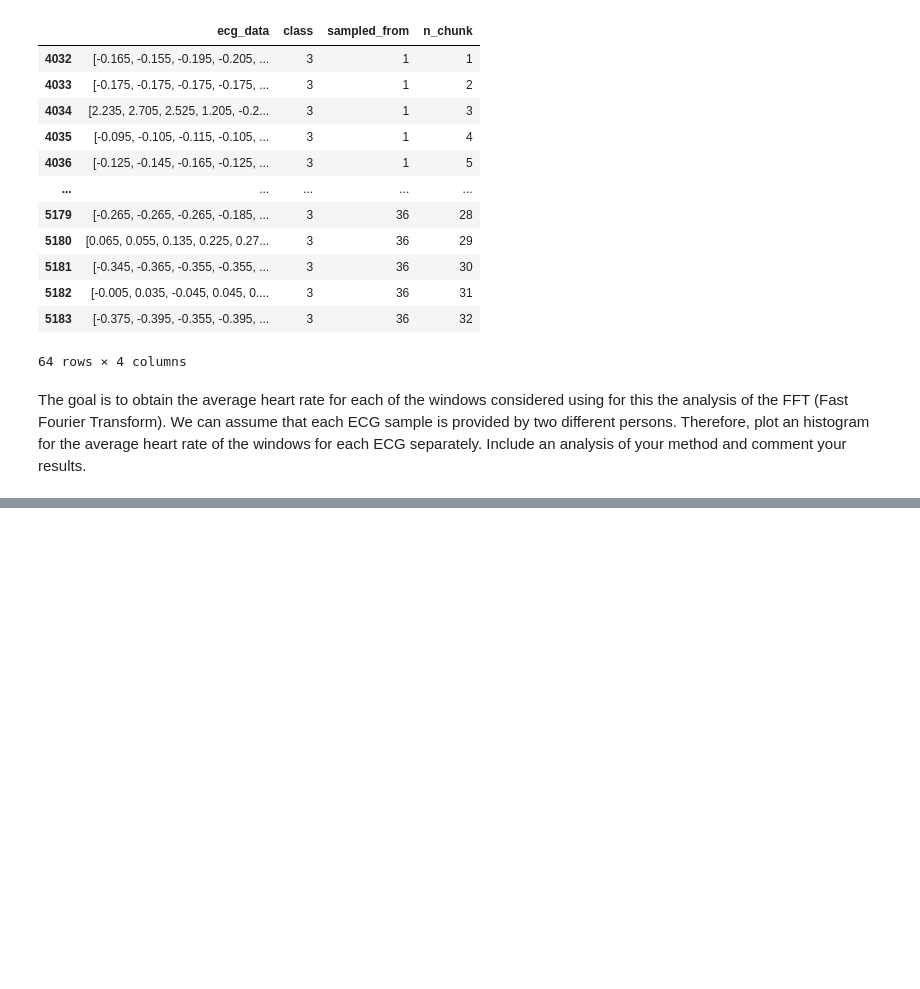
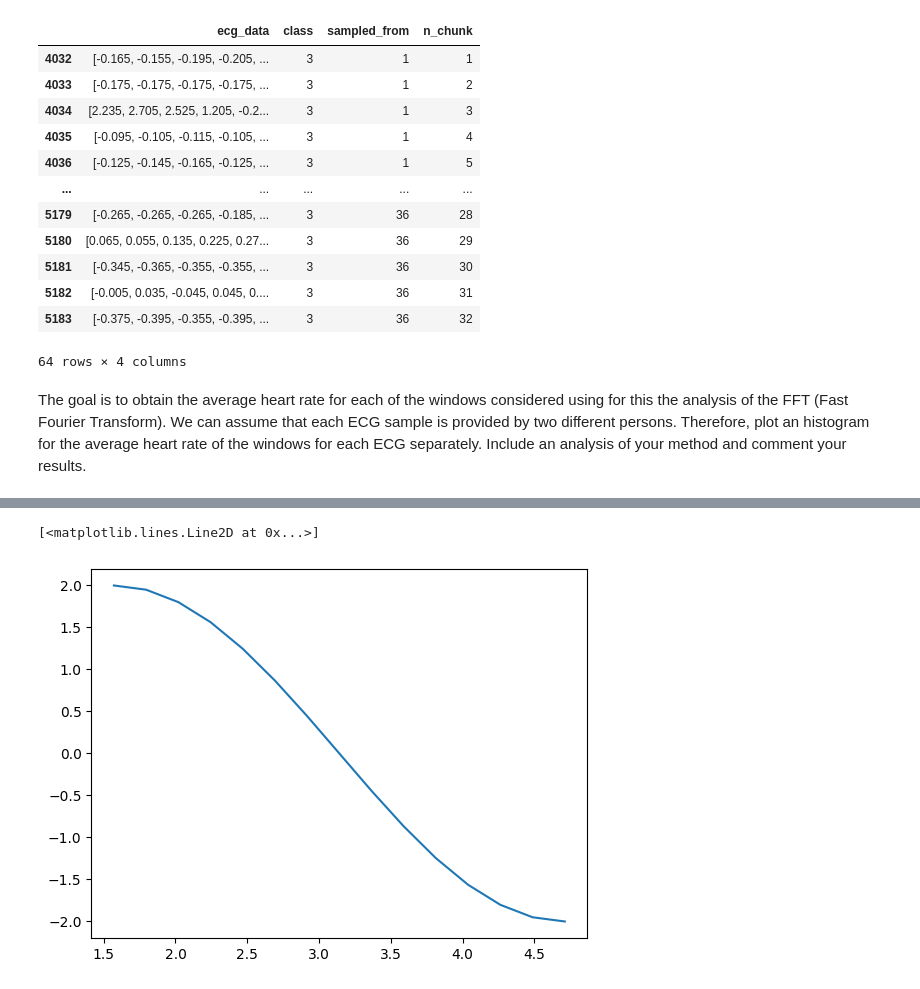
Before and after one commit to Javimh18/RESPT, a Jupyter notebook: Part-I/Lab3/lab3.ipynb, the cells around one changed output, grey strips where cells are left out. Drawn from its saved outputs; the diff is of its cells as text; code cells hidden in the pictures; blank space fills up the shorter version.

```diff
--- a/Part-I/Lab3/lab3.ipynb
+++ b/Part-I/Lab3/lab3.ipynb
@@ -88,0 +209,8 @@ plt.plot(freq, sample)
+# %%
+# linear spaced vector between 0.5 pi and 1.5 pi
+v = np.linspace(0.5 * np.pi, 1.5 * np.pi, 15)
+peak_filter = 2*np.sin(v)
+plt.plot(v,peak_filter, label='ECG')
+# %% [output]
+[<matplotlib.lines.Line2D at 0x...>]
+[figure, added]
```
Also changed, not shown: parts of 38 cells of this notebook.
